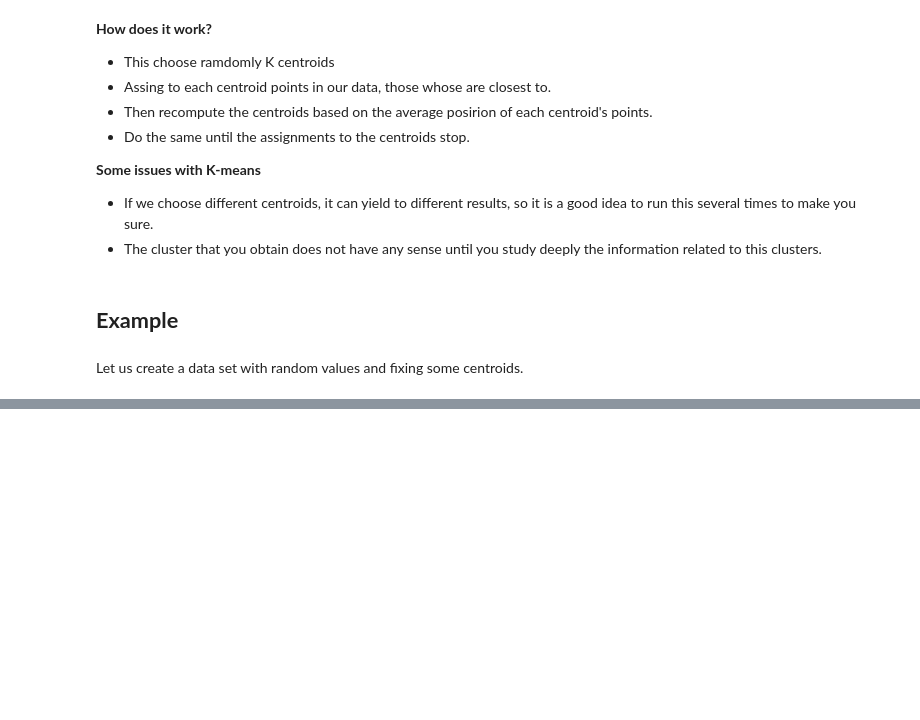
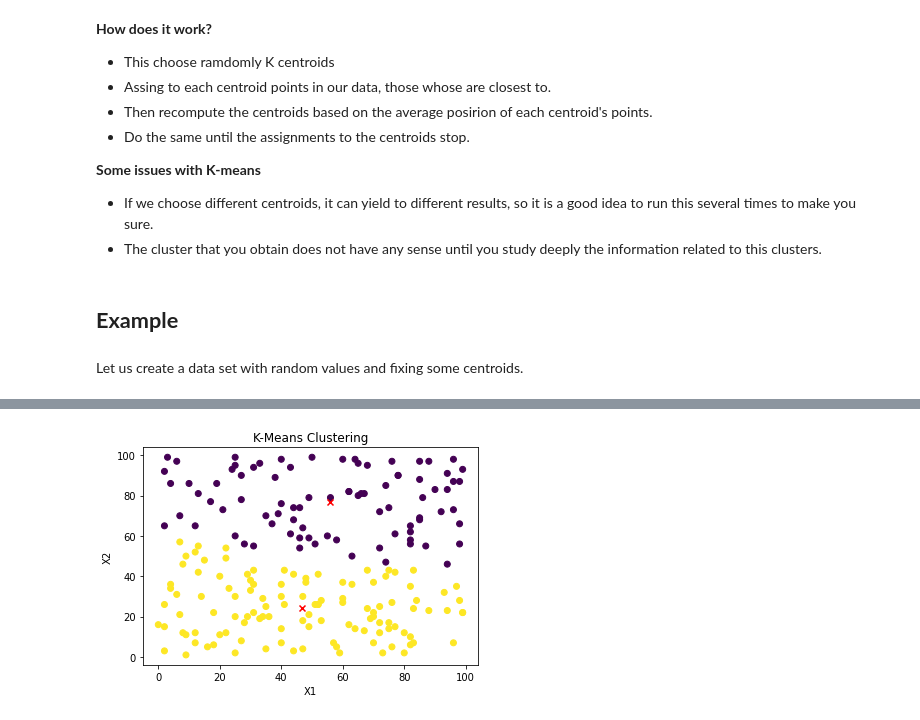
Before and after one commit to ajrianop/Machine-Learning-Notebooks, a Jupyter notebook: 03_KMeans.ipynb, the cells around one changed output, grey strips where cells are left out. Cells and saved outputs as stored; diff of their text form; code cells hidden in the pictures; blank space fills up the shorter version.

```diff
--- a/03_KMeans.ipynb
+++ b/03_KMeans.ipynb
@@ -22,0 +35,30 @@ Let us create a data set with random values and fixing some centroids.
+# %%
+from sklearn.cluster import KMeans
+import numpy as np
+
+def randomList(n):
+  #Generate a random array of n list with two elements
+  arr = np.random.randint(low=0, high=100, size=(n, 2))
+  return arr
+
+
+# Sample data
+X = randomList(200)
+
+# Number of clusters
+k = 2
+
+# Initialize KMeans model
+kmeans = KMeans(n_clusters=k)
+
+# Fit model to data
+kmeans.fit(X)
+
+# Predict clusters for each data point
+y_pred = kmeans.predict(X)
+
+# Print clusters
+print("Clusters:", y_pred)
+
+# Print cluster centers
+print("Cluster Centers:", kmeans.cluster_centers_)
@@ -22,0 +74,15 @@ Let us create a data set with random values and fixing some centroids.
+# %%
+import matplotlib.pyplot as plt
+
+# Plot data points
+plt.scatter(X[:, 0], X[:, 1], c=y_pred)
+
+# Plot cluster centers
+plt.scatter(kmeans.cluster_centers_[:, 0], kmeans.cluster_centers_[:, 1], marker='x', c='red')
+plt.xlabel('X1')
+plt.ylabel('X2')
+plt.title('K-Means Clustering')
+# Show plot
+plt.show()
+# %% [output]
+[figure, added]
```
Also changed, not shown: parts of 5 cells of this notebook.
